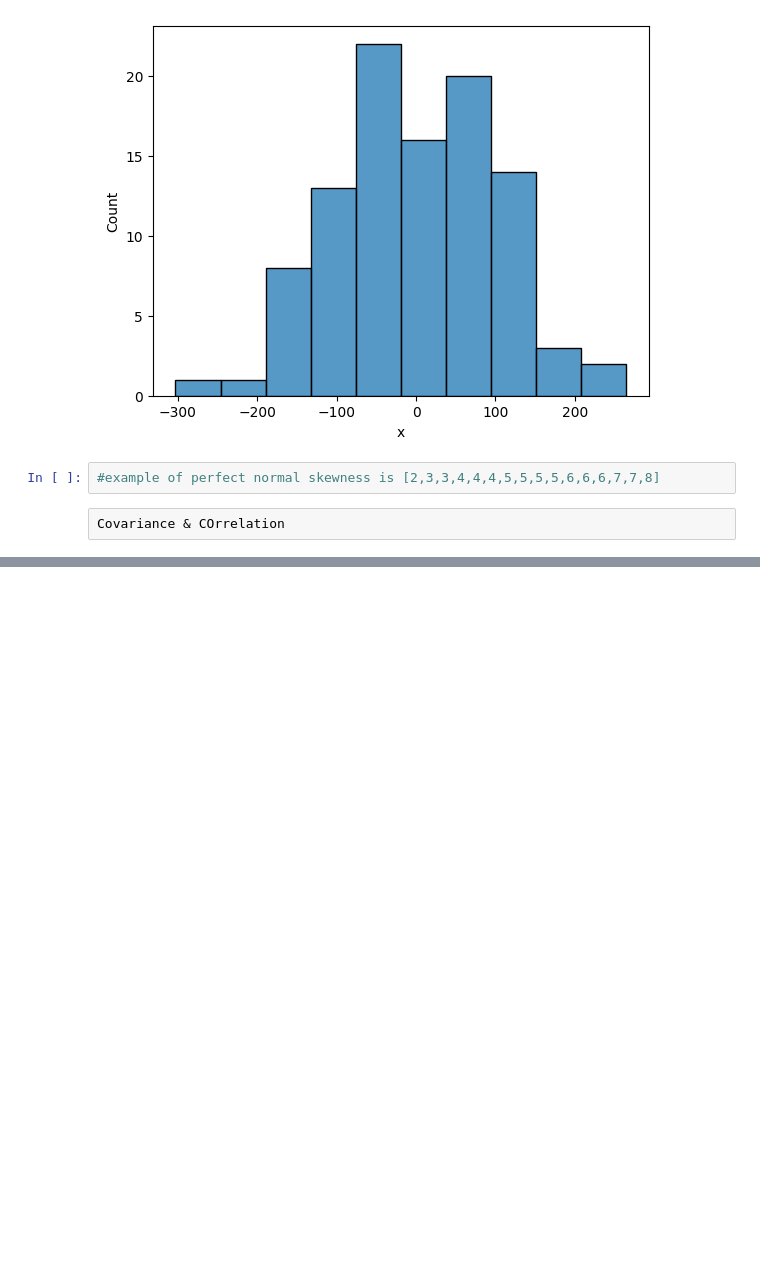
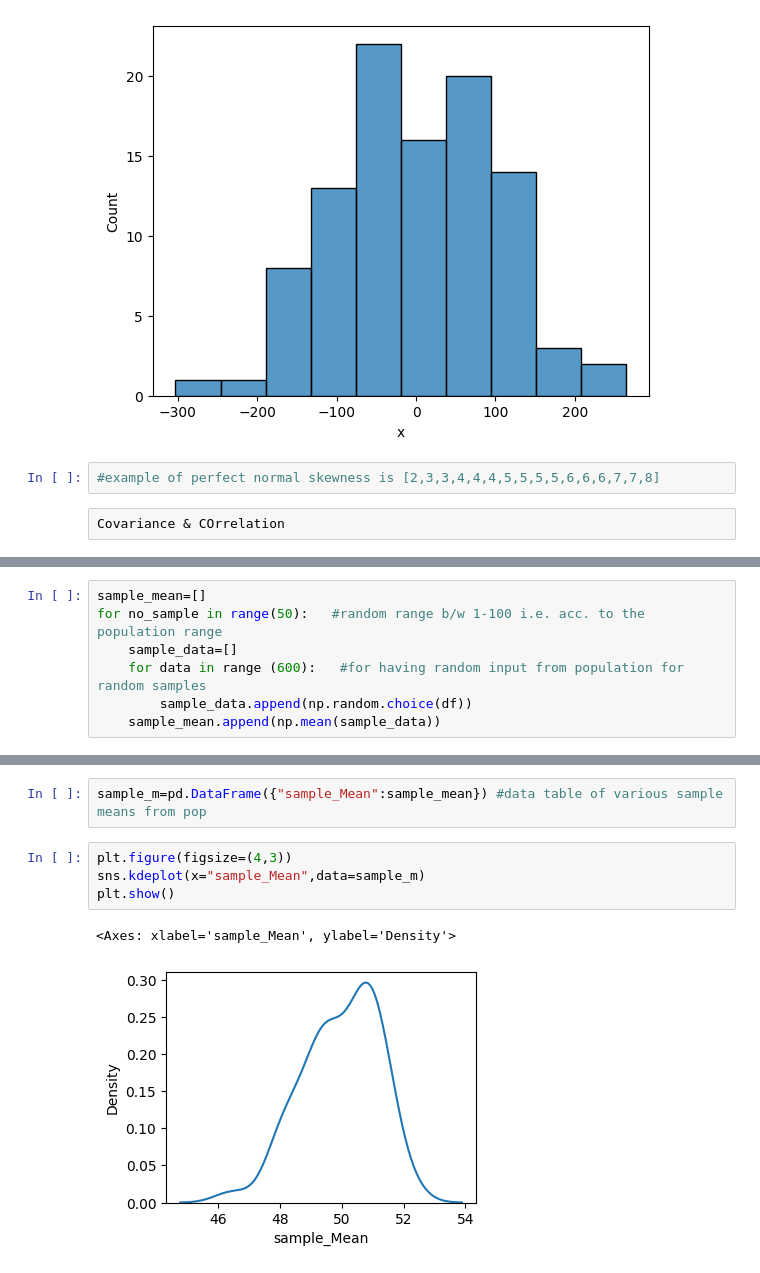
Before and after one commit to chahalbaljinder/data-science-ML-tutorial, a Jupyter notebook: maths in data sci.ipynb, the cells around one changed output, grey strips where cells are left out. Drawn from its saved outputs; the diff is of its cells as text; blank space fills up the shorter version.

```diff
--- a/maths in data sci.ipynb
+++ b/maths in data sci.ipynb
@@ -266,0 +334,7 @@ dtype: int64
+# %%
+sample_mean=[]
+for no_sample in range(50):   #random range b/w 1-100 i.e. acc. to the population range
+    sample_data=[]
+    for data in range (600):   #for having random input from population for random samples
+        sample_data.append(np.random.choice(df))
+    sample_mean.append(np.mean(sample_data))
@@ -266,0 +345,9 @@ dtype: int64
+# %%
+sample_m=pd.DataFrame({"sample_Mean":sample_mean}) #data table of various sample means from pop
+# %%
+plt.figure(figsize=(4,3))
+sns.kdeplot(x="sample_Mean",data=sample_m)
+plt.show()
+# %% [output]
+<Axes: xlabel='sample_Mean', ylabel='Density'>
+[figure, added]
```
Also changed, not shown: parts of 13 cells of this notebook.
